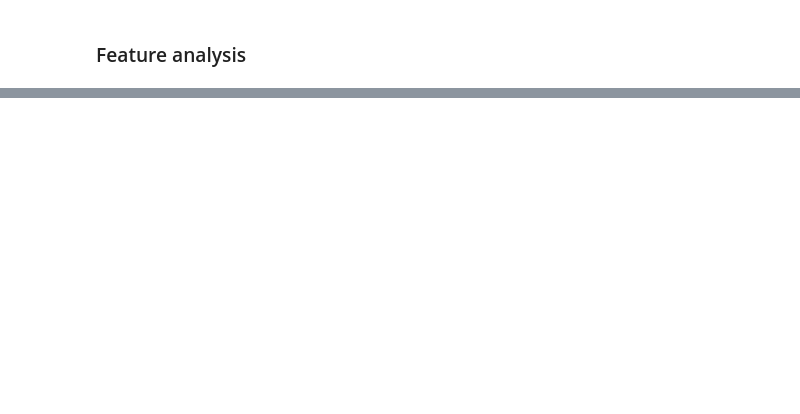
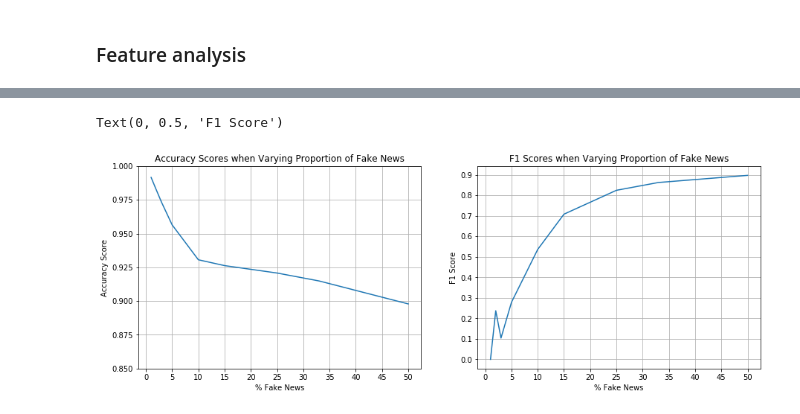
Before and after one commit to Melissa-Liu/FakeNewsDetector, a Jupyter notebook: body_only.ipynb, the cells around one changed output, grey strips where cells are left out. Drawn from its saved outputs; the diff is of its cells as text; code cells hidden in the pictures; blank space fills up the shorter version.

```diff
--- a/body_only.ipynb
+++ b/body_only.ipynb
@@ -127,0 +177,18 @@ plot_coefficients(svm_model, vect.get_feature_names())
+# %%
+percentages = [0.01, 0.02, 0.03, 0.05, 0.1, 0.15, 0.25, 0.33, 0.5]
+# %%
+acc_scores, fscores = [], []
+for fake_pct in percentages:
+    print(f"{fake_pct} being assessed.")
+    df = load_news_proportion(df_fake, df_real, fake_pct=fake_pct)
+    vect = TfidfVectorizer(ngram_range=(1,1), stop_words=my_stop_words, max_features=10000)
+
+    X = vect.fit_transform(df['body'].astype(str)).copy()
+    y = df.loc[:, 'label'].copy()
+
+    X_train, X_test, y_train, y_test = train_test_split(X, y, test_size=0.25, random_state=1345)
+    test_model = SGDClassifier();
+    test_model.fit(X_train, y_train);
+
+    acc_scores.append(test_model.score(X_test, y_test))
+    fscores.append(f1_score(test_model.predict(X_test), y_test))
@@ -127,0 +205,21 @@ plot_coefficients(svm_model, vect.get_feature_names())
+# %%
+fig, ax = plt.subplots(1,2, figsize=(15,5))
+x_label = 100*np.array(percentages)
+ax[0].plot(x_label, acc_scores)
+ax[0].grid()
+ax[0].set_xticks(np.arange(0, 50.1, 5))
+ax[0].set_yticks(np.arange(0.85, 1, 0.025))
+ax[0].set_title("Accuracy Scores when Varying Proportion of Fake News")
+ax[0].set_xlabel("% Fake News")
+ax[0].set_ylabel("Accuracy Score")
+
+ax[1].plot(x_label, fscores)
+ax[1].grid()
+ax[1].set_xticks(np.arange(0, 50.1, 5))
+ax[1].set_yticks(np.arange(0, 1, 0.1))
+ax[1].set_title("F1 Scores when Varying Proportion of Fake News")
+ax[1].set_xlabel("% Fake News")
+ax[1].set_ylabel("F1 Score")
+# %% [output]
+Text(0, 0.5, 'F1 Score')
+[figure, added]
```
Also changed, not shown: parts of 32 cells of this notebook, 1 other file.
